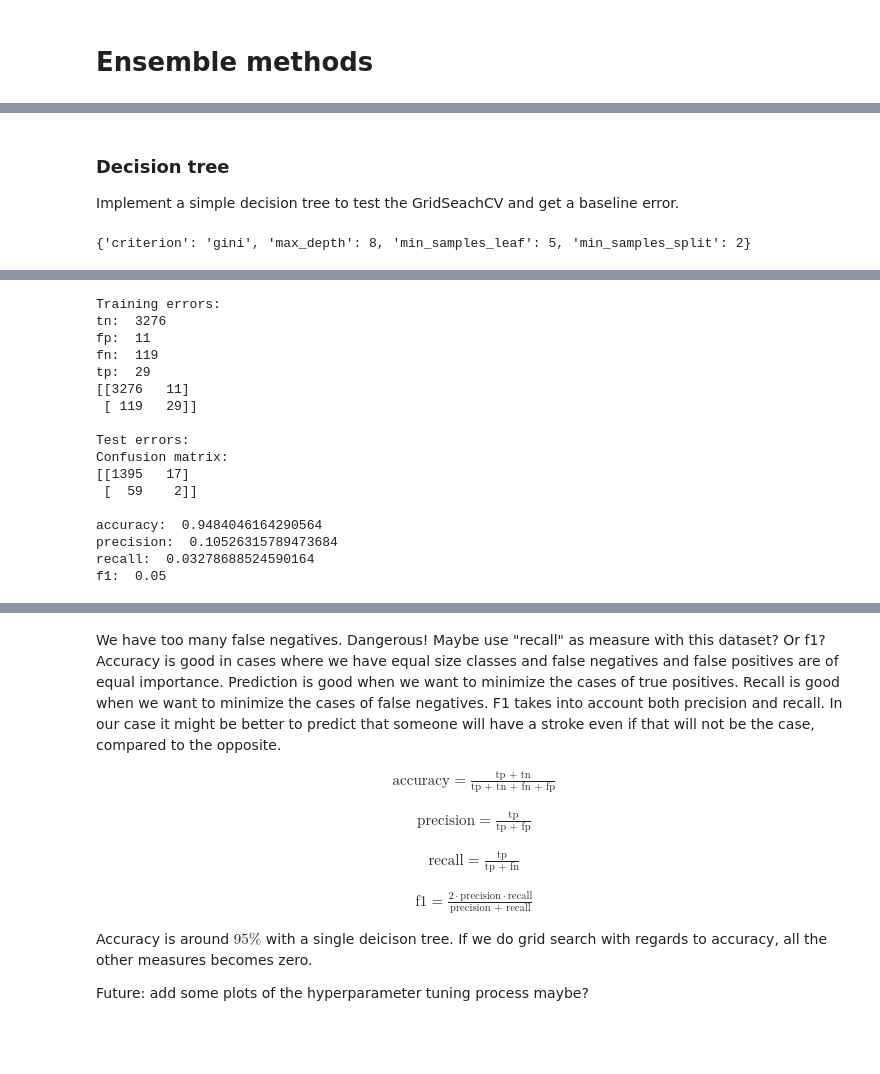
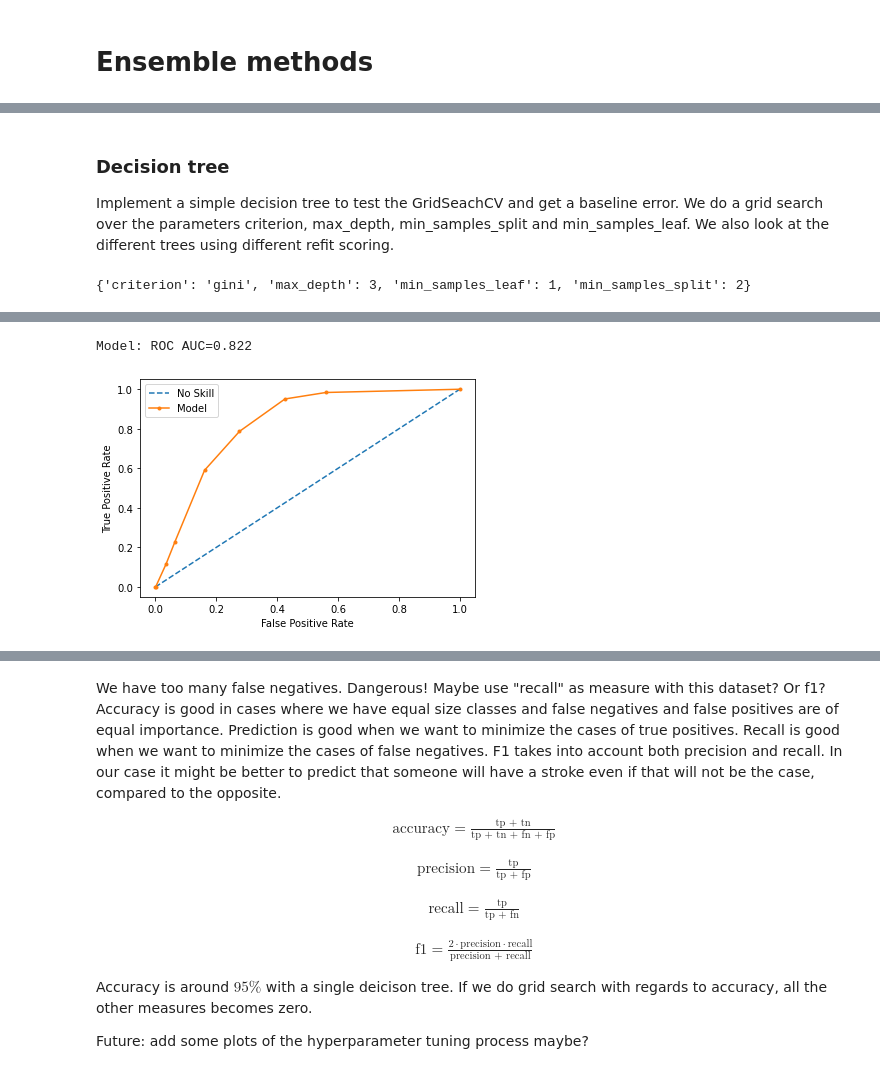
Before and after one commit to ebbeberge/stroke-classification, a Jupyter notebook: ensemble_methods.ipynb, the cells around one changed output, grey strips where cells are left out. Saved outputs shown, nothing was run; the diff lists cells and outputs as text; code cells hidden in the pictures; blank space fills up the shorter version.

```diff
--- a/ensemble_methods.ipynb
+++ b/ensemble_methods.ipynb
@@ -24,6 +34,6 @@ ImportError: cannot import name 'plot_confusion_matrix'
 # %%
 # Do a train-test split
-x = np.array(df.loc[:, data.columns != 'stroke'])
+x = np.array(df.loc[:, df.columns != 'stroke'])
 y = np.array(df['stroke'])
 test_size = 0.3
 
@@ -33,9 +43,3 @@ x_train, x_test, y_train, y_test = train_test_split(x, y, test_size = test_size,
 #scaler = StandardScaler()
 #x_train = scaler.fit_transform(x_train)
 #x_test = scaler.transform(x_test)
-
-# Define different scores to evaluate the models
-scoring = {'accuracy': make_scorer(accuracy_score),
-           'precision': make_scorer(precision_score),
-           'f1': make_scorer(f1_score),
-           'recall': make_scorer(recall_score)}
@@ -87,20 +189,19 @@ Percentage of non-stroke examples in dataset:  0.9574164629176855
 # %% [markdown]
 ### Decision tree
 
-Implement a simple decision tree to test the GridSeachCV and get a baseline error.
+Implement a simple decision tree to test the GridSeachCV and get a baseline error. We do a grid search over the parameters criterion, max_depth, min_samples_split and min_samples_leaf. We also look at the different trees using different refit scoring.
 # %%
-warnings.filterwarnings('ignore')  # "error", "ignore", "always", "default", "module" or "once"
+warnings.filterwarnings('ignore')
 
-parameters = {'criterion': ('gini', 'entropy'),     # Function to measure quality of split
+parameters = {'criterion': ('gini', 'entropy'),      # Function to measure quality of split
               'max_depth': range(1, 10, 1),          # The maximum depth of the tree
               'min_samples_split': range(2, 10, 1),  # The minimum number of samples required to split an internal node
               'min_samples_leaf': range(1, 10, 1)}   # The minimum number of samples required to be at a leaf node
 
 clf = GridSearchCV(estimator = DecisionTreeClassifier(random_state = 41),
                    param_grid = parameters,
-                   scoring = scoring,
-                   cv = 5,
-                   refit = 'f1') # accuracy, precision, recall or f1
+                   scoring = "accuracy",
+                   cv = 5)
 
 clf = clf.fit(x_train, y_train)
 results = clf.cv_results_
@@ -109,60 +210,17 @@ print(best_params)
 
 warnings.filterwarnings('always')
 # %% [output]
-{'criterion': 'gini', 'max_depth': 8, 'min_samples_leaf': 5, 'min_samples_split': 2}
+{'criterion': 'gini', 'max_depth': 3, 'min_samples_leaf': 1, 'min_samples_split': 2}
 # %%
 # Add best params into the function
+tree = DecisionTreeClassifier(**best_params)
+tree_fit = tree.fit(x_train, y_train)
 
-tree = DecisionTreeClassifier(**best_params)
-#tree = DecisionTreeClassifier(max_depth = 2)
-a = tree.fit(x_train, y_train)
-y_pred = a.predict(x_test)
-
-display(graphviz.Source(export_graphviz(a, feature_names = data.columns[:-1], filled = True, class_names = ("no stroke", "stroke"))))
+display(graphviz.Source(export_graphviz(tree_fit, feature_names = df.columns[:-1], filled = True, class_names = ("no stroke", "stroke"))))
 # %% [output]
 [drawing not drawn]
-# %%
-print("Training errors:")
-train_pred = a.predict(x_train)
-tn, fp, fn, tp = confusion_matrix(y_train, train_pred).ravel()
-print("tn: ", tn)
-print("fp: ", fp)
-print("fn: ", fn)
-print("tp: ", tp)
-cm = confusion_matrix(y_train, train_pred)
-print(cm)
-print()
-
-print("Test errors:")
-cm = confusion_matrix(y_test, y_pred)
-print("Confusion matrix:")
-print(cm)
-print()
-
-accuracy = accuracy_score(y_test, y_pred)
-precision = precision_score(y_test, y_pred)
-recall = recall_score(y_test, y_pred)
-f1 = f1_score(y_test, y_pred)
-
-print("accuracy: ", accuracy)
-print("precision: ", precision)
-print("recall: ", recall)
-print("f1: ", f1)
-# %% [output]
-Training errors:
-tn:  3276
-fp:  11
-fn:  119
-tp:  29
-[[3276   11]
- [ 119   29]]
-
-Test errors:
-Confusion matrix:
-[[1395   17]
- [  59    2]]
-
-accuracy:  0.9484046164290564
-precision:  0.10526315789473684
-recall:  0.03278688524590164
-f1:  0.05
+# %%
+roc(model_fit = tree_fit, x_test = x_test, y_test = y_test)
+# %% [output]
+Model: ROC AUC=0.822
+[figure, added]
```
Also changed, not shown: parts of 37 cells of this notebook.
